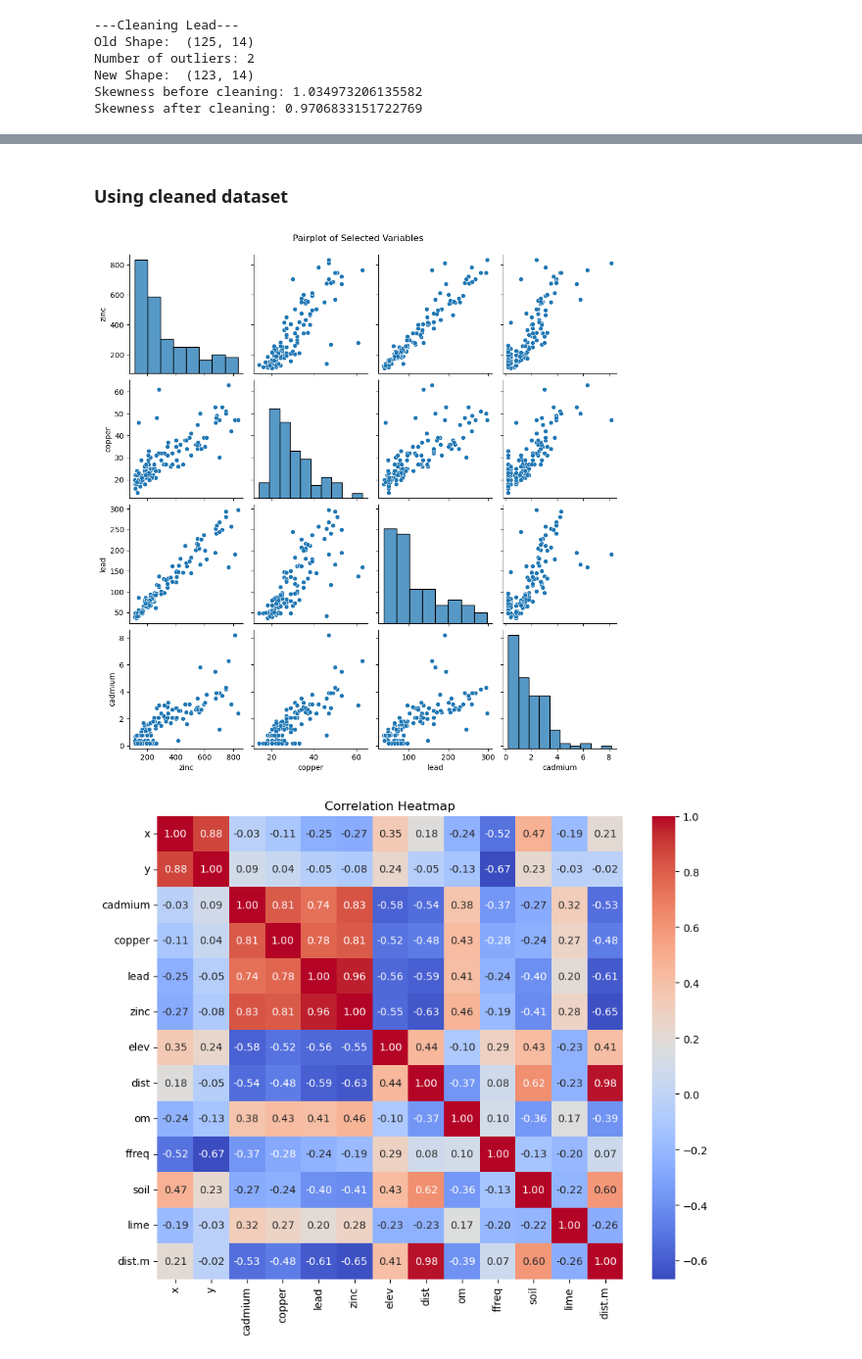
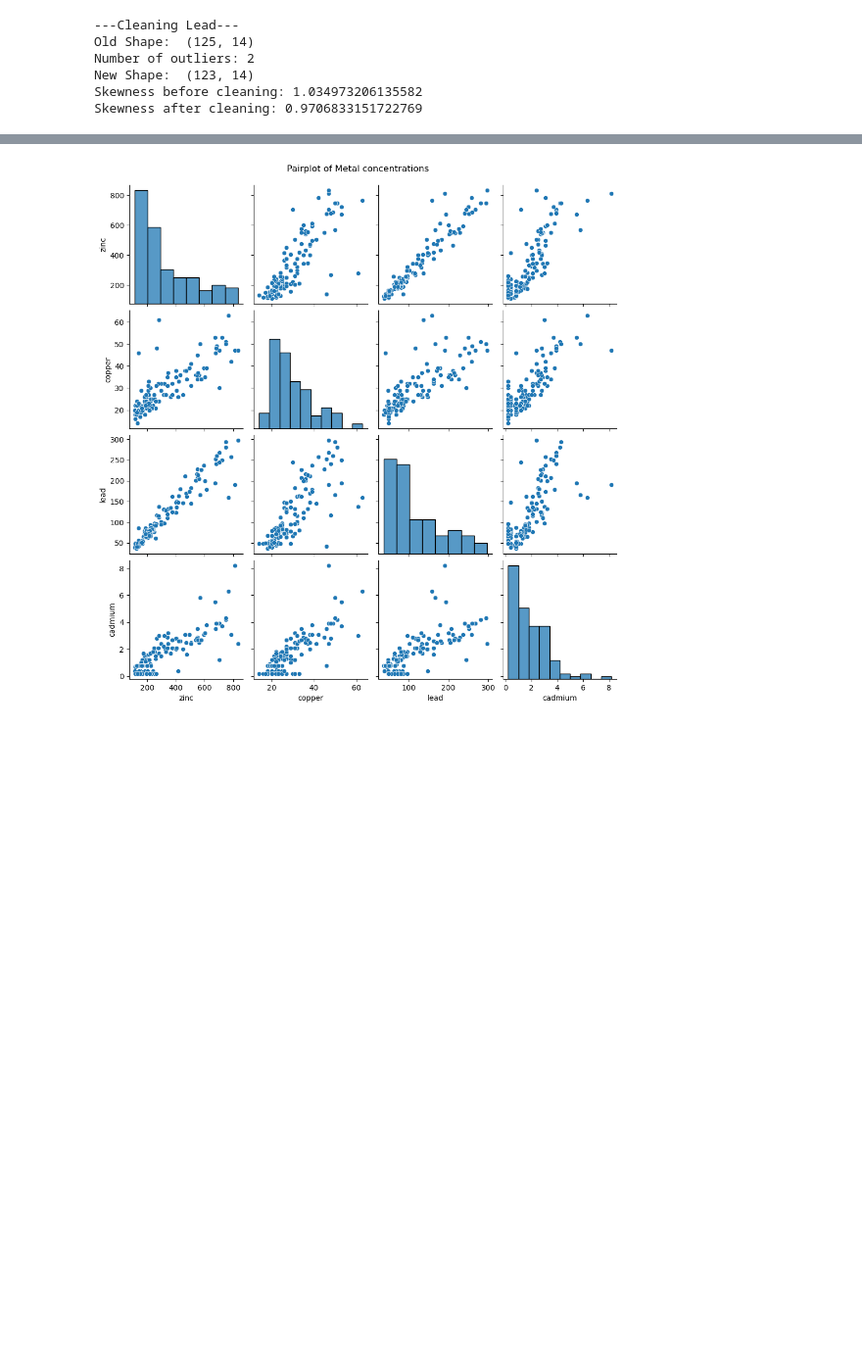
Before and after one commit to cheenngg/FYP-Spatial-Analytics, a Jupyter notebook: Data exploration - Meuse.ipynb, the cells around one changed output, grey strips where cells are left out. Shown at 98% size. Drawn from its saved outputs; the diff is of its cells as text; code cells hidden in the pictures; blank space fills up the shorter version.

```diff
--- a/Data exploration - Meuse.ipynb
+++ b/Data exploration - Meuse.ipynb
@@ -330,18 +316,8 @@ plt.show()
-# %% [markdown]
-### Using cleaned dataset
 # %%
 # Pairplot for the metal elements
 selected_vars = ['zinc', 'copper', 'lead', 'cadmium']
 sns.pairplot(meuse_cleaned[selected_vars])
-plt.suptitle('Pairplot of Selected Variables', y=1.02)
+plt.suptitle('Pairplot of Metal concentrations', y=1.02)
 plt.show()
-
-# Correlation heatmap
-correlation_matrix = meuse_cleaned.corr()
-plt.figure(figsize=(10, 8))
-sns.heatmap(correlation_matrix, annot=True, cmap='coolwarm', fmt=".2f")
-plt.title('Correlation Heatmap')
-plt.show()
 # %% [output]
-[figure, old version]
+[figure, new version]
-[figure, removed]
```
Also changed, not shown: parts of 27 cells of this notebook, 4 other files.
